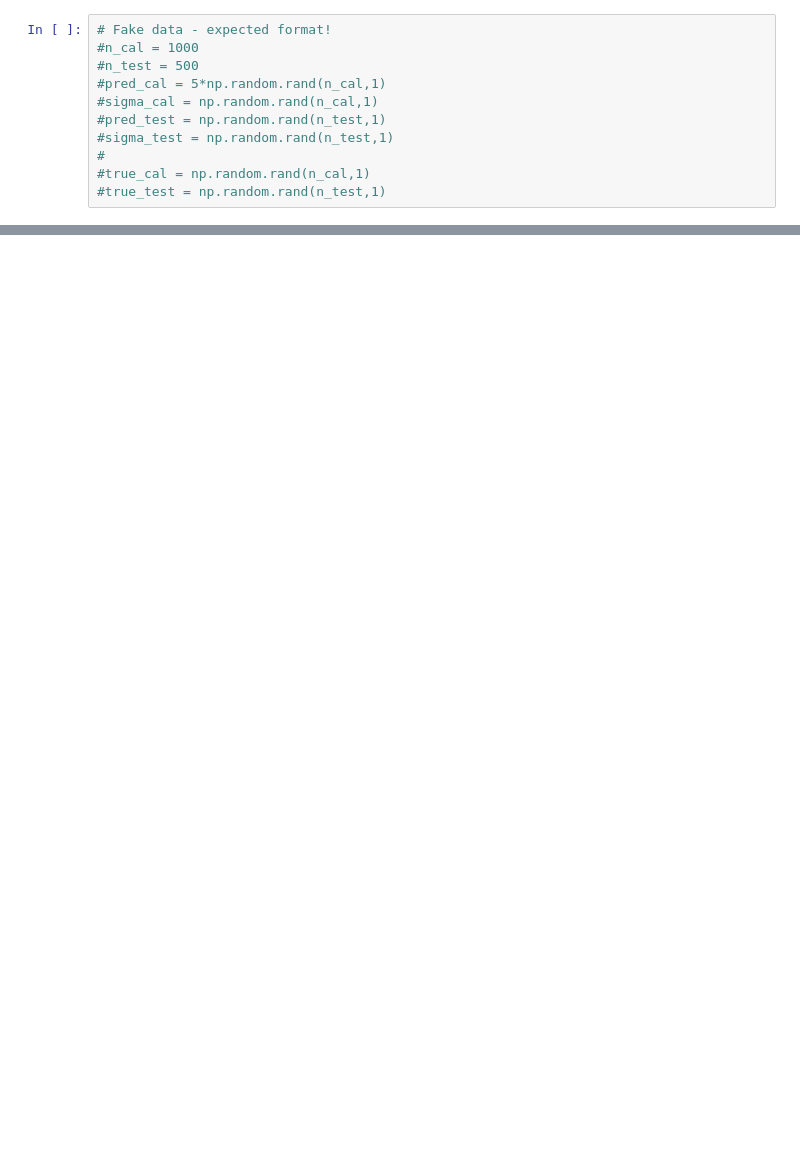
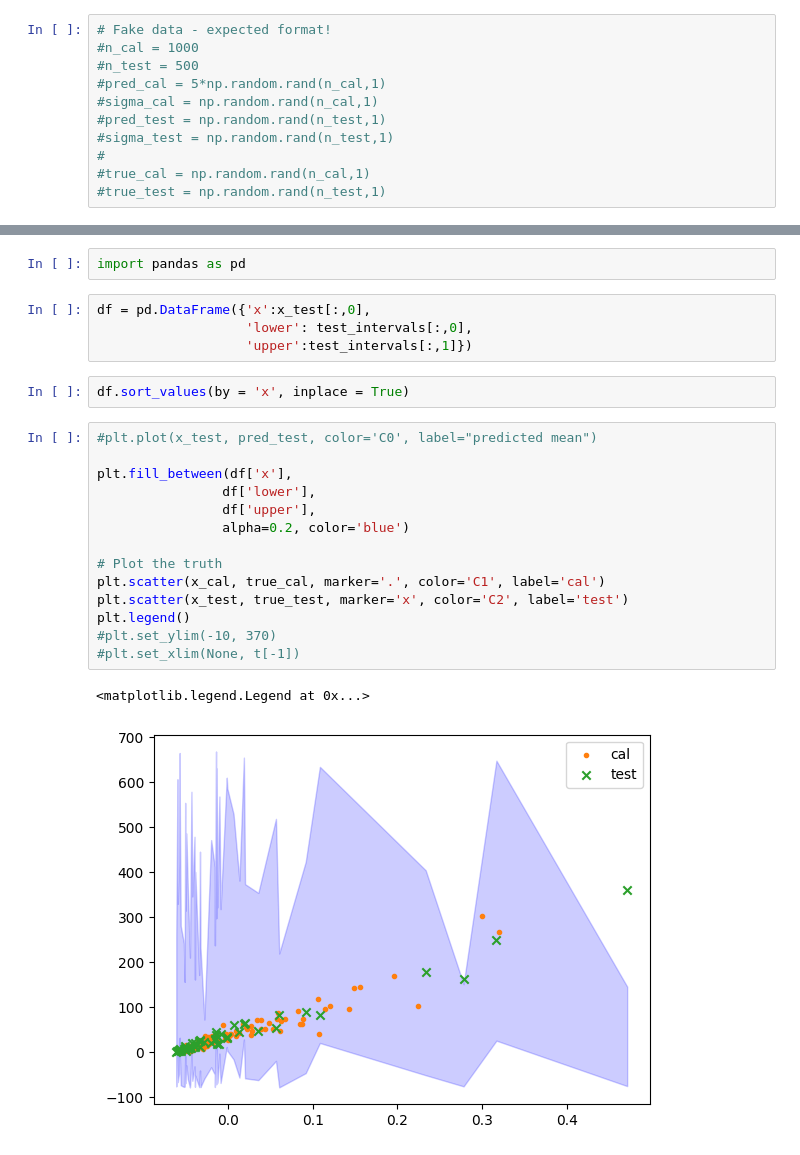
Before and after one commit to JoaoCalem/Conformal-Sparsemax, a Jupyter notebook: conformal_sparsemax/conformal_predictors/conformal_regressor.ipynb, the cells around one changed output, grey strips where cells are left out. Cells and saved outputs as stored; diff of their text form; blank space fills up the shorter version.

```diff
--- a/conformal_sparsemax/conformal_predictors/conformal_regressor.ipynb
+++ b/conformal_sparsemax/conformal_predictors/conformal_regressor.ipynb
@@ -64,0 +80,25 @@ Avg width: 479.0889283080371
+# %%
+import pandas as pd
+# %%
+df = pd.DataFrame({'x':x_test[:,0],
+                   'lower': test_intervals[:,0],
+                   'upper':test_intervals[:,1]})
+# %%
+df.sort_values(by = 'x', inplace = True)
+# %%
+#plt.plot(x_test, pred_test, color='C0', label="predicted mean")
+
+plt.fill_between(df['x'],
+                df['lower'],
+                df['upper'],
+                alpha=0.2, color='blue')
+
+# Plot the truth
+plt.scatter(x_cal, true_cal, marker='.', color='C1', label='cal')
+plt.scatter(x_test, true_test, marker='x', color='C2', label='test')
+plt.legend()
+#plt.set_ylim(-10, 370)
+#plt.set_xlim(None, t[-1])
+# %% [output]
+<matplotlib.legend.Legend at 0x...>
+[figure, added]
```
Also changed, not shown: parts of 9 cells of this notebook.
